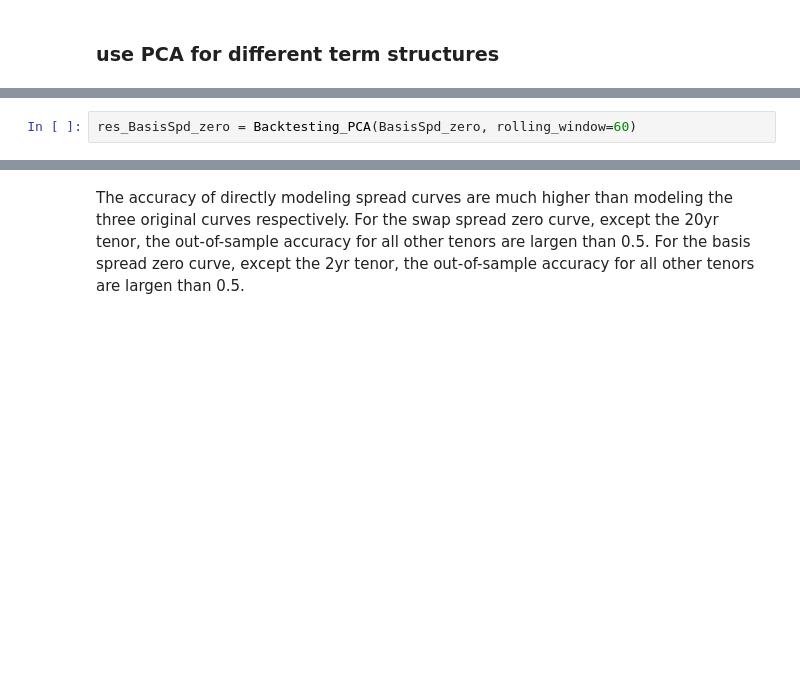
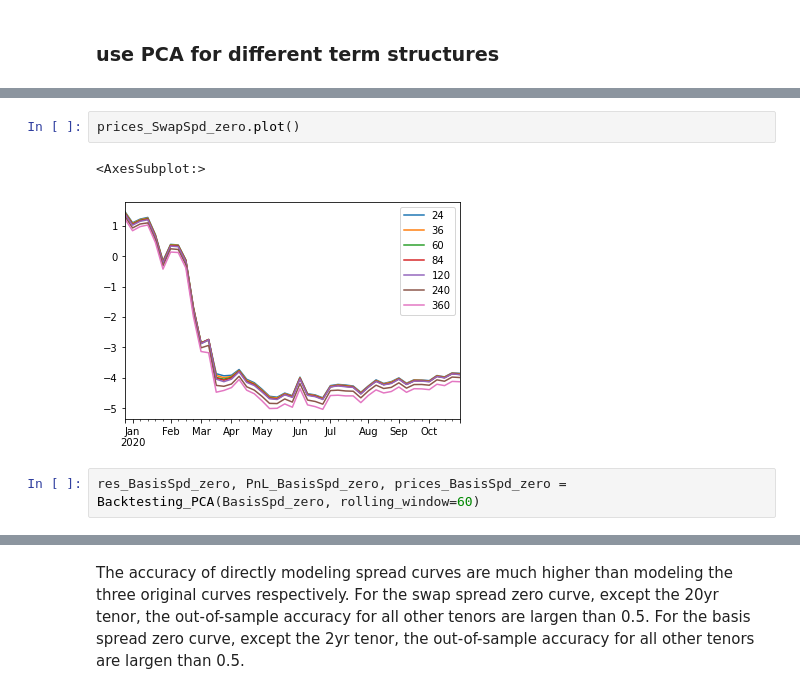
Before and after one commit to DarseZ/CurveFrcst-Using-ManifoldLrn, a Jupyter notebook: DmnsRdct_StateFrcst.ipynb, the cells around one changed output, grey strips where cells are left out. Saved outputs shown, nothing was run; the diff lists cells and outputs as text; blank space fills up the shorter version.

```diff
--- a/DmnsRdct_StateFrcst.ipynb
+++ b/DmnsRdct_StateFrcst.ipynb
@@ -696,5 +789,10 @@ res_SwapSpd_zero
+# %%
+prices_SwapSpd_zero.plot()
+# %% [output]
+<AxesSubplot:>
+[figure, added]
 # %%
-res_BasisSpd_zero = Backtesting_PCA(BasisSpd_zero, rolling_window=60)
+res_BasisSpd_zero, PnL_BasisSpd_zero, prices_BasisSpd_zero = Backtesting_PCA(BasisSpd_zero, rolling_window=60)
 # %%
 res_BasisSpd_zero
 # %% [output]
```
Also changed, not shown: parts of 27 cells of this notebook.
